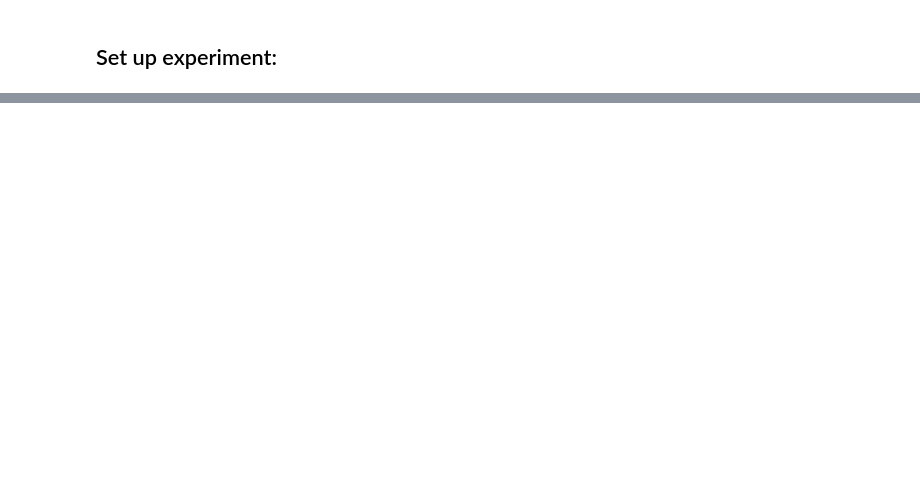
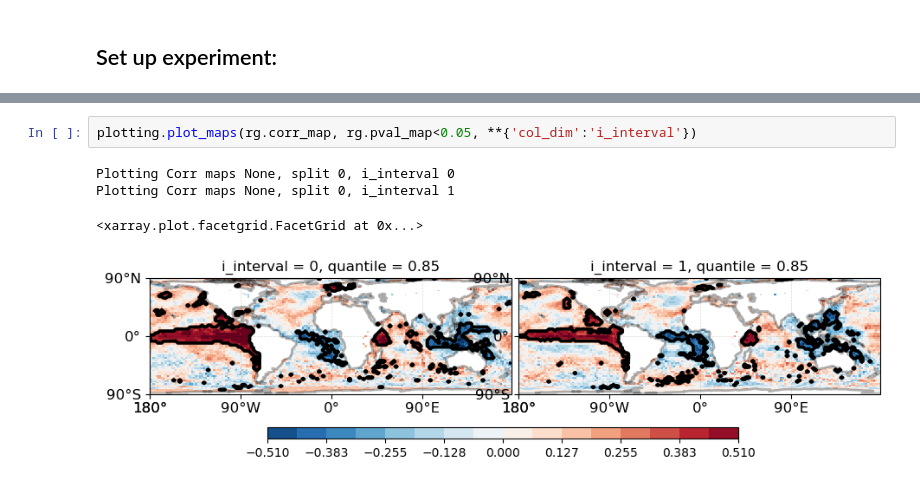
Before and after one commit to AI4S2S/Lorentz_s2spy_workshop, a Jupyter notebook: s2s_seasonal.ipynb, the cells around one changed output, grey strips where cells are left out. Saved outputs shown, nothing was run; the diff lists cells and outputs as text; blank space fills up the shorter version.

```diff
--- a/s2s_seasonal.ipynb
+++ b/s2s_seasonal.ipynb
@@ -140,0 +152,7 @@ ValueError: X has 20 features, but RidgeCV is expecting 31 features as input.
+# %%
+plotting.plot_maps(rg.corr_map, rg.pval_map<0.05, **{'col_dim':'i_interval'})
+# %% [output]
+Plotting Corr maps None, split 0, i_interval 0
+Plotting Corr maps None, split 0, i_interval 1
+<xarray.plot.facetgrid.FacetGrid at 0x...>
+[figure, added]
```
Also changed, not shown: parts of 7 cells of this notebook, 1 other file.
